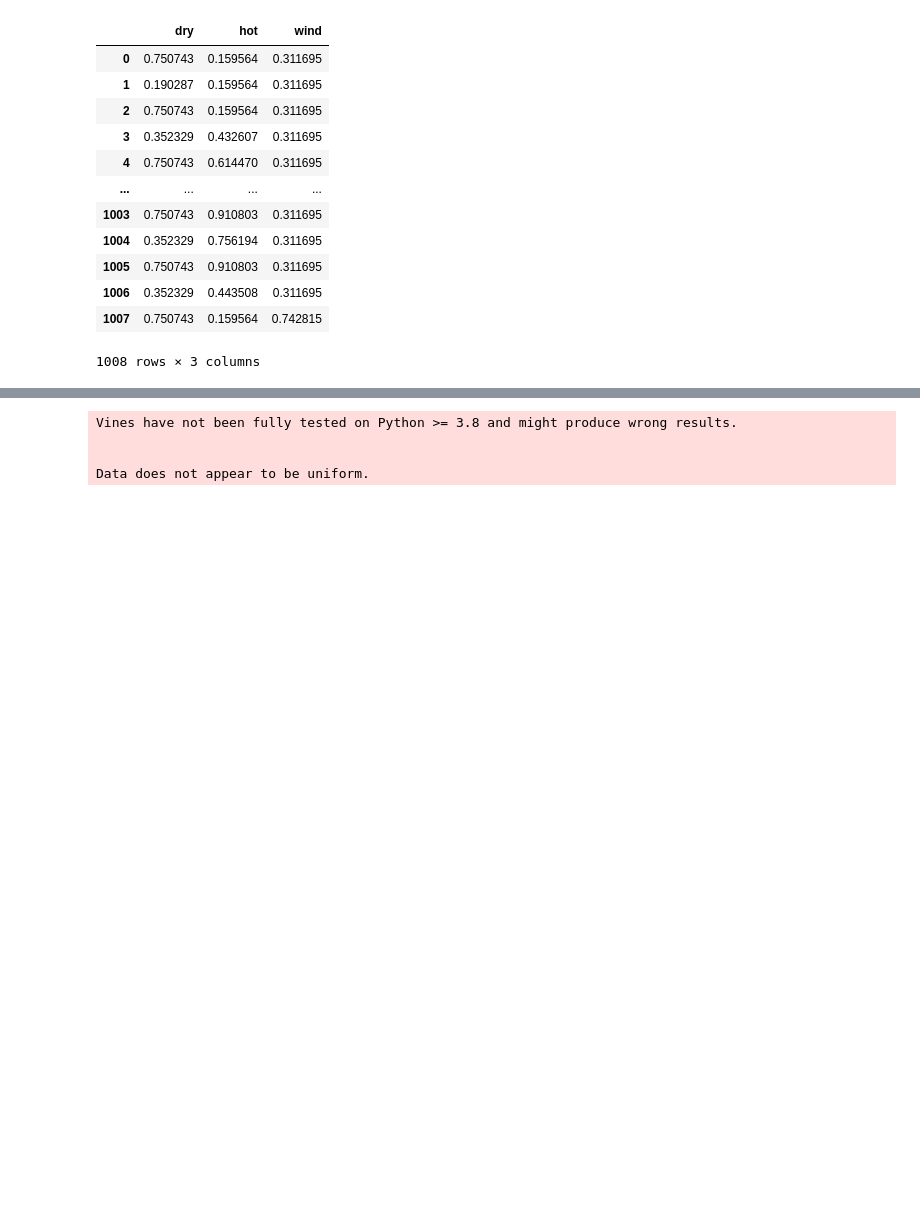
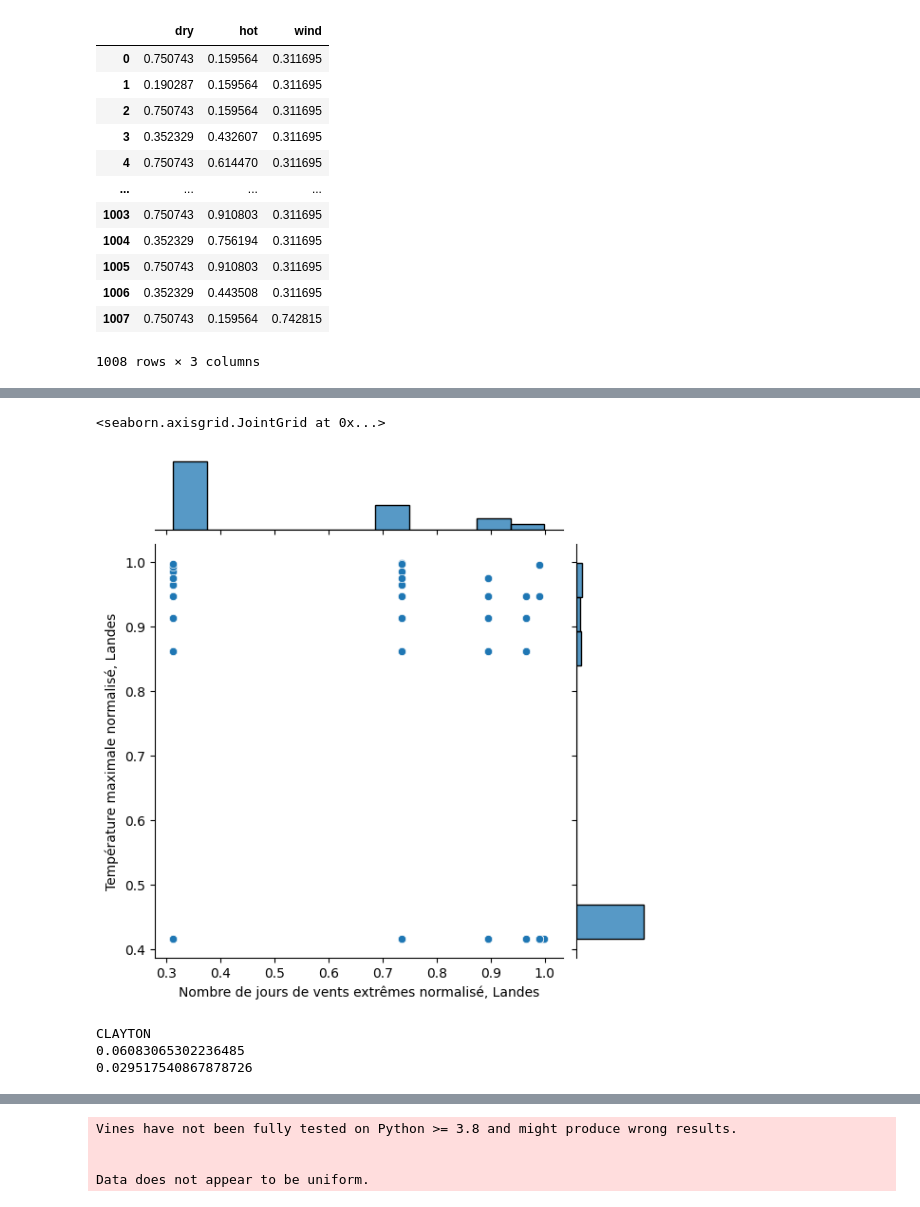
Before and after one commit to lucasvazelle/compound_climate_extremes_copula, a Jupyter notebook: notbook.ipynb, the cells around one changed output, grey strips where cells are left out. Drawn from its saved outputs; the diff is of its cells as text; code cells hidden in the pictures; blank space fills up the shorter version.

```diff
--- a/notbook.ipynb
+++ b/notbook.ipynb
@@ -283,0 +295,20 @@ df_normalized
+# %%
+h = sns.jointplot(x=df_normalized.wind, y=df_normalized.hot, kind="scatter")
+h.set_axis_labels(f"Nombre de jours de vents extrêmes normalisé, Landes", f"Température maximale normalisé, Landes", fontsize=10)
+# return h.savefig(f"output/distribution_jointe_{self.nom_variable1}_{self.nom_variable2}.png")
+# %% [output]
+<seaborn.axisgrid.JointGrid at 0x...>
+[figure, added]
+# %%
+result = copulas.bivariate.base.Bivariate().select_copula(df_normalized[["wind","hot"]].to_numpy())
+copule_selectionnee = result
+nom_copule = result.to_dict()["copula_type"]
+theta = copule_selectionnee.theta
+kendall = theta / (theta + 2)
+print(nom_copule)
+print(theta)
+print(kendall)
+# %% [output]
+CLAYTON
+0.06083065302236485
+0.029517540867878726
```
Also changed, not shown: parts of 27 cells of this notebook, 7 other files.
